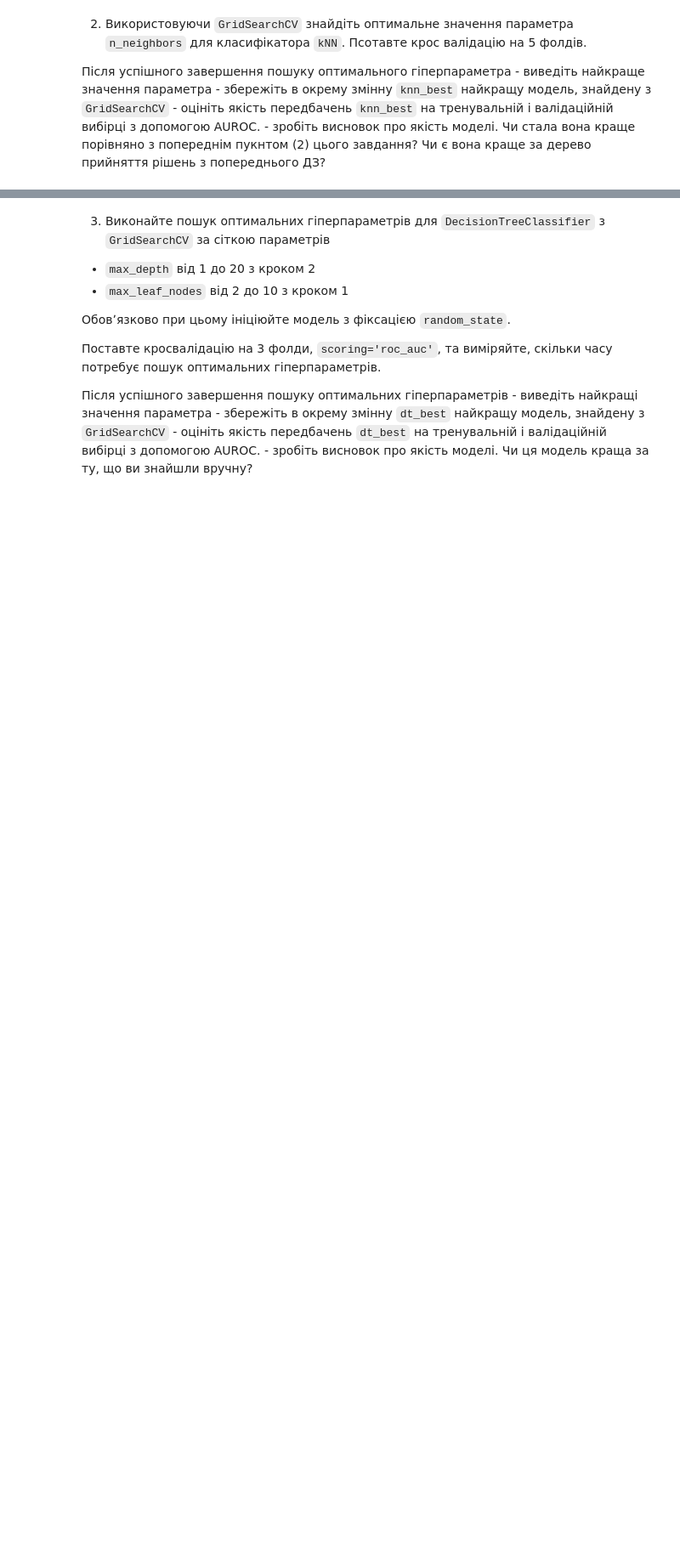
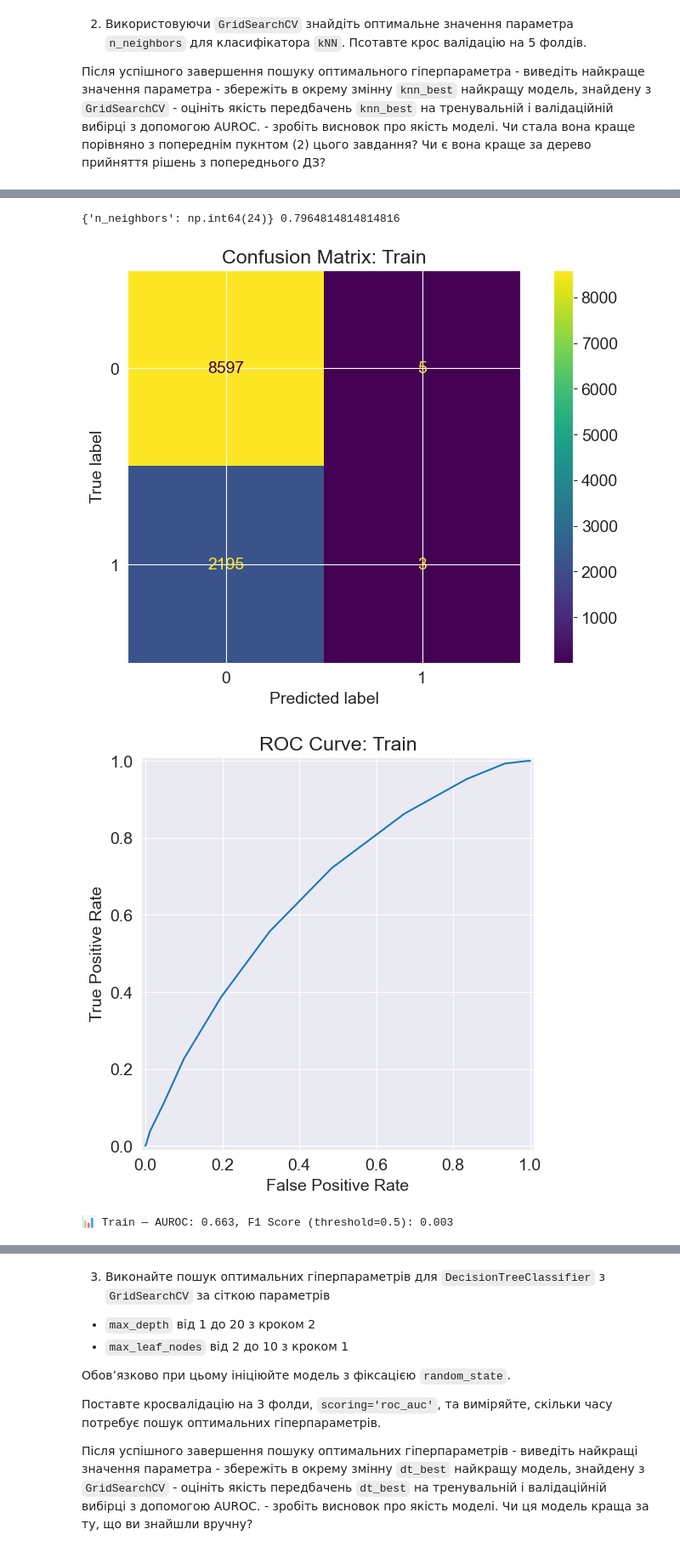
Before and after one commit to o-semenkova/ml_home_tasks, a Jupyter notebook: HW_2_4_kNN_Кросвалідація_і_тюнинг_гіперпараметрів.ipynb, the cells around one changed output, grey strips where cells are left out. Shown: that part at 85% size. Cells and saved outputs as stored; diff of their text form; code cells hidden in the pictures; blank space fills up the shorter version.

```diff
--- a/HW_2_4_kNN_Кросвалідація_і_тюнинг_гіперпараметрів.ipynb
+++ b/HW_2_4_kNN_Кросвалідація_і_тюнинг_гіперпараметрів.ipynb
@@ -18,3 +94,7 @@
     - збережіть в окрему змінну `knn_best` найкращу модель, знайдену з `GridSearchCV`
     - оцініть якість передбачень  `knn_best` на тренувальній і валідаційній вибірці з допомогою AUROC.
     - зробіть висновок про якість моделі. Чи стала вона краще порівняно з попереднім пукнтом (2) цього завдання? Чи є вона краще за дерево прийняття рішень з попереднього ДЗ?
+# %%
+params_knn = {'n_neighbors': np.arange(1, 25)}
+knn_gs = GridSearchCV(knn, params_knn, cv=5)
+knn_gs.fit(X_train, train_targets)
@@ -20,0 +105,14 @@
+# %%
+knn_best = knn_gs.best_estimator_
+
+print(knn_gs.best_params_, knn_gs.best_score_)
+# %% [output]
+{'n_neighbors': np.int64(24)} 0.7964814814814816
+# %%
+train_probs = knn_best.predict_proba(X_train)[:, 1]
+
+evaluate_model_from_proba(train_targets, train_probs, 'Train')
+# %% [output]
+[figure, added]
+[figure, added]
+📊 Train — AUROC: 0.663, F1 Score (threshold=0.5): 0.003
```
Also changed, not shown: parts of 14 cells of this notebook, 2 other files.
